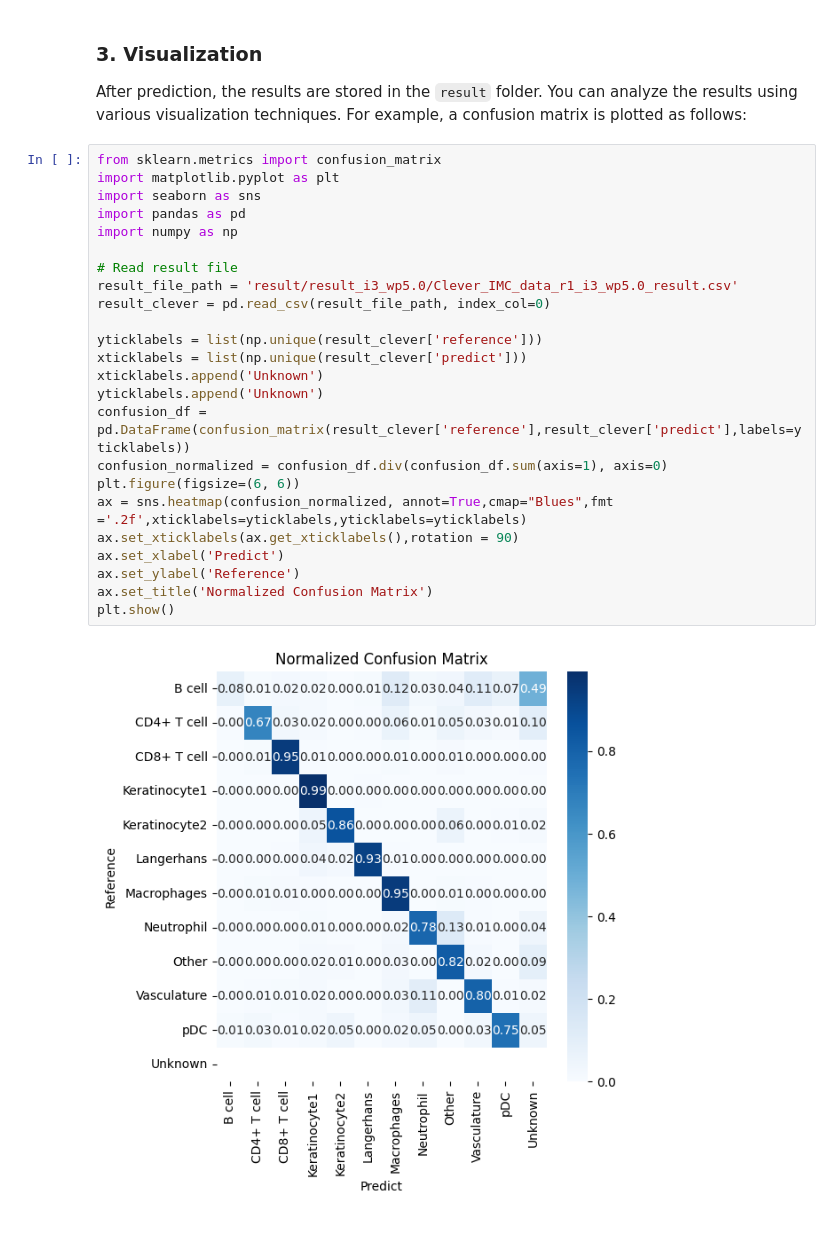
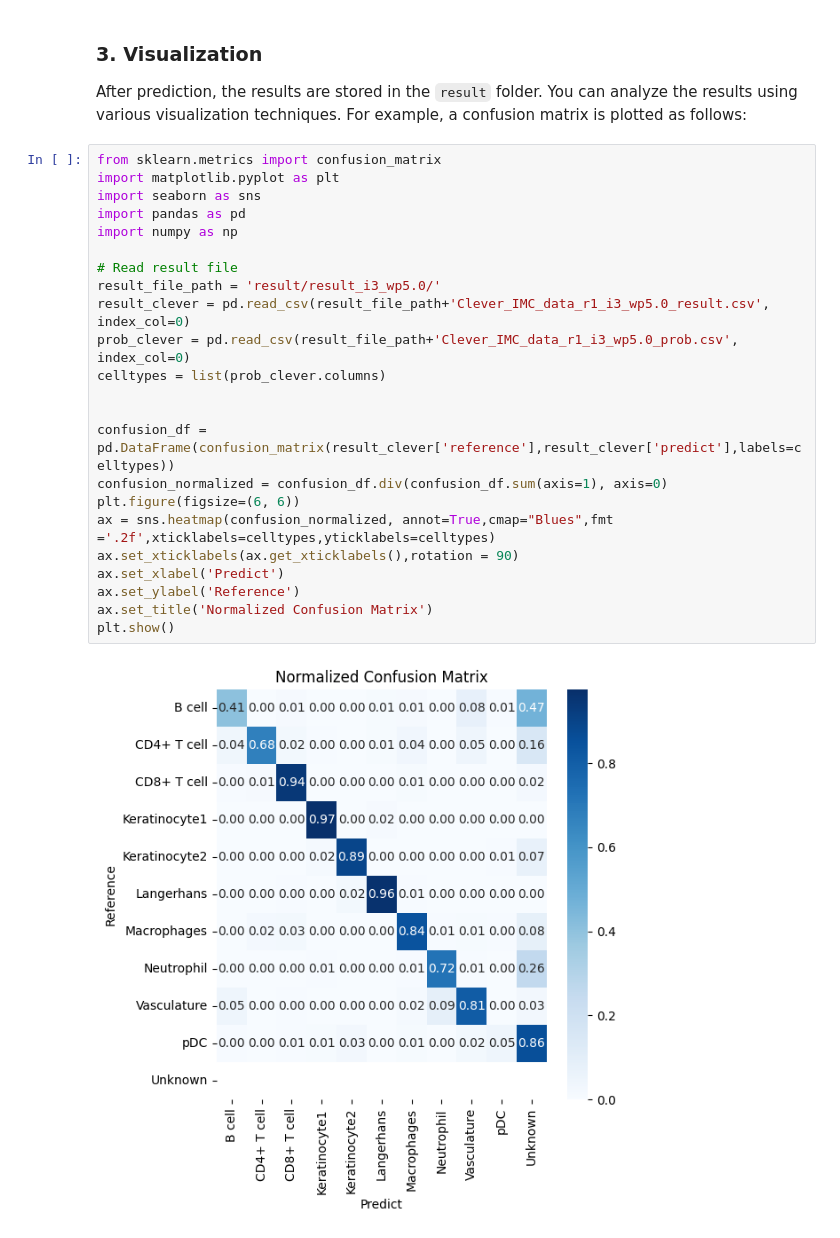
Before and after one commit to xmuyulab/Clever-XMBD, a Jupyter notebook: example.ipynb, the cells around one changed output. Saved outputs shown, nothing was run; the diff lists cells and outputs as text.

```diff
--- a/example.ipynb
+++ b/example.ipynb
@@ -33,26 +33,25 @@ After prediction, the results are stored in the `result` folder. You can analyze
 # %%
 from sklearn.metrics import confusion_matrix
 import matplotlib.pyplot as plt
 import seaborn as sns
 import pandas as pd
 import numpy as np
 
 # Read result file
-result_file_path = 'result/result_i3_wp5.0/Clever_IMC_data_r1_i3_wp5.0_result.csv'
-result_clever = pd.read_csv(result_file_path, index_col=0)
+result_file_path = 'result/result_i3_wp5.0/'
+result_clever = pd.read_csv(result_file_path+'Clever_IMC_data_r1_i3_wp5.0_result.csv', index_col=0)
+prob_clever = pd.read_csv(result_file_path+'Clever_IMC_data_r1_i3_wp5.0_prob.csv', index_col=0)
+celltypes = list(prob_clever.columns)
 
-yticklabels = list(np.unique(result_clever['reference']))
-xticklabels = list(np.unique(result_clever['predict']))
-xticklabels.append('Unknown')
-yticklabels.append('Unknown')
-confusion_df = pd.DataFrame(confusion_matrix(result_clever['reference'],result_clever['predict'],labels=yticklabels))
+
+confusion_df = pd.DataFrame(confusion_matrix(result_clever['reference'],result_clever['predict'],labels=celltypes))
 confusion_normalized = confusion_df.div(confusion_df.sum(axis=1), axis=0)
 plt.figure(figsize=(6, 6))
-ax = sns.heatmap(confusion_normalized, annot=True,cmap="Blues",fmt ='.2f',xticklabels=yticklabels,yticklabels=yticklabels)
+ax = sns.heatmap(confusion_normalized, annot=True,cmap="Blues",fmt ='.2f',xticklabels=celltypes,yticklabels=celltypes)
 ax.set_xticklabels(ax.get_xticklabels(),rotation = 90)
 ax.set_xlabel('Predict')
 ax.set_ylabel('Reference')
 ax.set_title('Normalized Confusion Matrix')
 plt.show()
 # %% [output]
-[figure, old version]
+[figure, new version]
```
Also changed, not shown: parts of 1 cell of this notebook, 5 other files.
